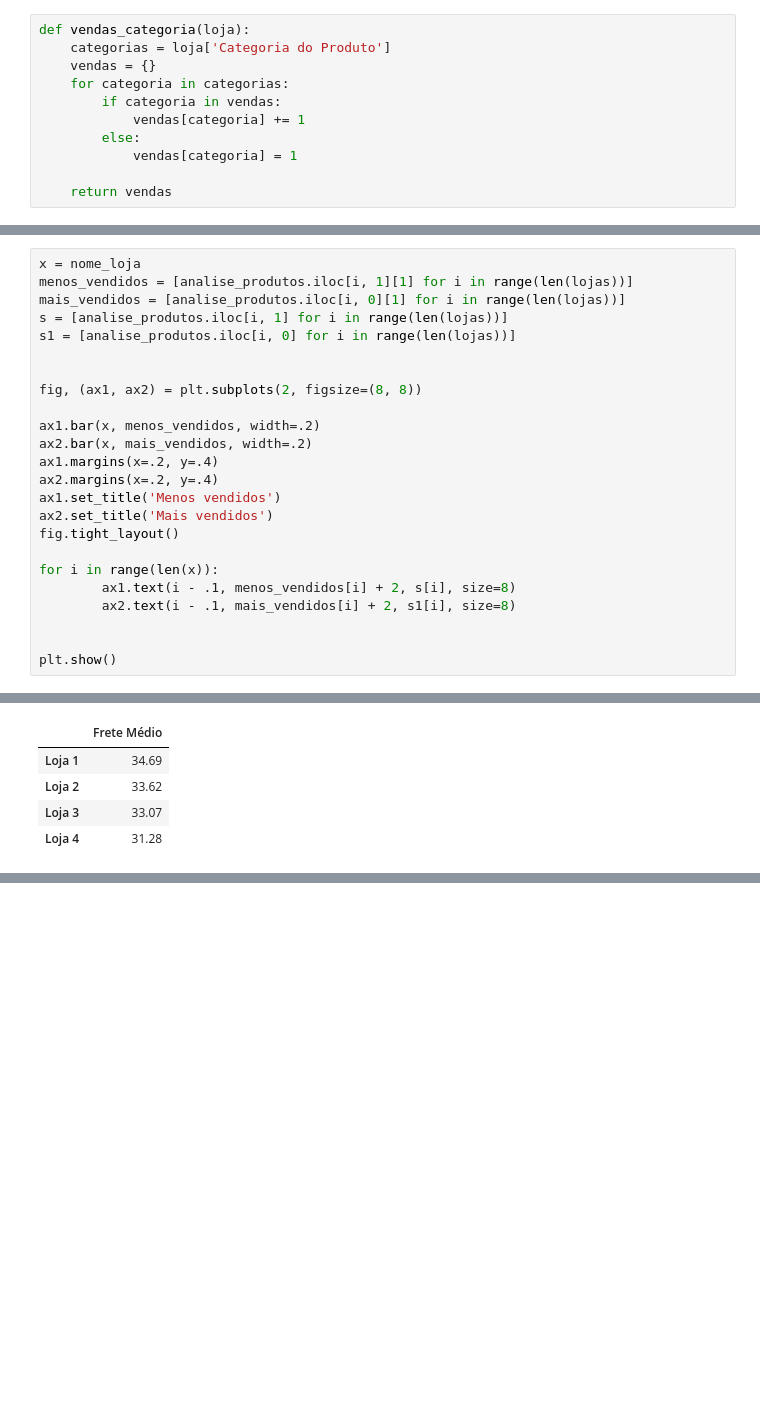
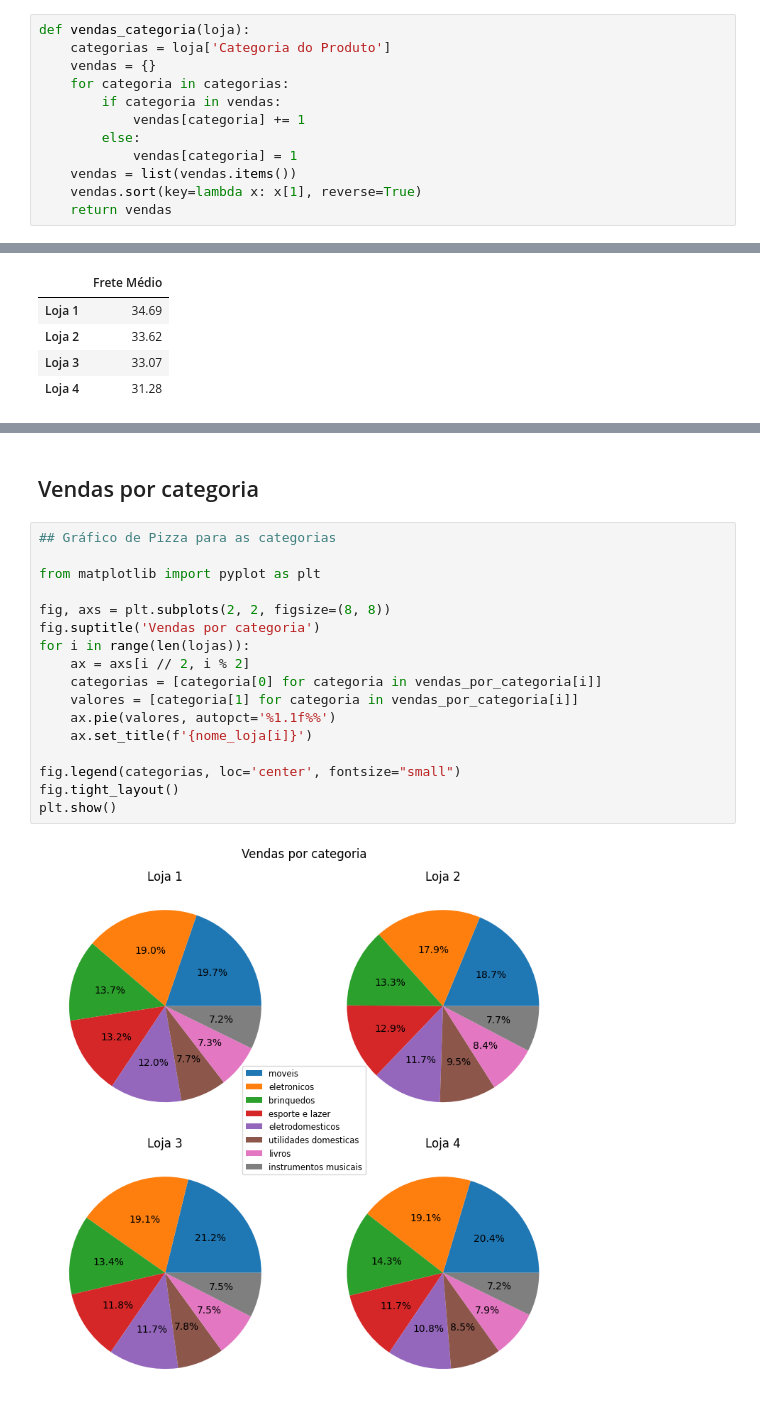
Before and after one commit to wells2232/challenge-alura-store, a Jupyter notebook: Challenge-Alura-Store.ipynb, the cells around one changed output, grey strips where cells are left out. Saved outputs shown, nothing was run; the diff lists cells and outputs as text; blank space fills up the shorter version.

```diff
--- a/Challenge-Alura-Store.ipynb
+++ b/Challenge-Alura-Store.ipynb
@@ -50,5 +54,6 @@ def vendas_categoria(loja):
             vendas[categoria] += 1
         else:
             vendas[categoria] = 1
-
+    vendas = list(vendas.items())
+    vendas.sort(key=lambda x: x[1], reverse=True)
     return vendas
@@ -150,27 +136,3 @@ analise_produtos
 | Loja 2 | (Iniciando em programação, 65) | (Jogo de tabuleiro, 32) |
 | Loja 3 | (Kit banquetas, 57) | (Blocos de montar, 35) |
 | Loja 4 | (Cama box, 62) | (Guitarra, 33) |
-# %%
-x = nome_loja
-menos_vendidos = [analise_produtos.iloc[i, 1][1] for i in range(len(lojas))]
-mais_vendidos = [analise_produtos.iloc[i, 0][1] for i in range(len(lojas))]
-s = [analise_produtos.iloc[i, 1] for i in range(len(lojas))]
-s1 = [analise_produtos.iloc[i, 0] for i in range(len(lojas))]
-
-
-fig, (ax1, ax2) = plt.subplots(2, figsize=(8, 8))
-
-ax1.bar(x, menos_vendidos, width=.2)
-ax2.bar(x, mais_vendidos, width=.2)
-ax1.margins(x=.2, y=.4)
-ax2.margins(x=.2, y=.4)
-ax1.set_title('Menos vendidos')
-ax2.set_title('Mais vendidos')
-fig.tight_layout()
-
-for i in range(len(x)):
-        ax1.text(i - .1, menos_vendidos[i] + 2, s[i], size=8)
-        ax2.text(i - .1, mais_vendidos[i] + 2, s1[i], size=8)
-
-
-plt.show()
@@ -195,0 +171,21 @@ df_frete
+# %% [markdown]
+## Vendas por categoria
+# %%
+## Gráfico de Pizza para as categorias
+
+from matplotlib import pyplot as plt
+
+fig, axs = plt.subplots(2, 2, figsize=(8, 8))
+fig.suptitle('Vendas por categoria')
+for i in range(len(lojas)):
+    ax = axs[i // 2, i % 2]
+    categorias = [categoria[0] for categoria in vendas_por_categoria[i]]
+    valores = [categoria[1] for categoria in vendas_por_categoria[i]]
+    ax.pie(valores, autopct='%1.1f%%')
+    ax.set_title(f'{nome_loja[i]}')
+
+fig.legend(categorias, loc='center', fontsize="small")
+fig.tight_layout()
+plt.show()
+# %% [output]
+[figure, added]
```
Also changed, not shown: parts of 21 cells of this notebook.
